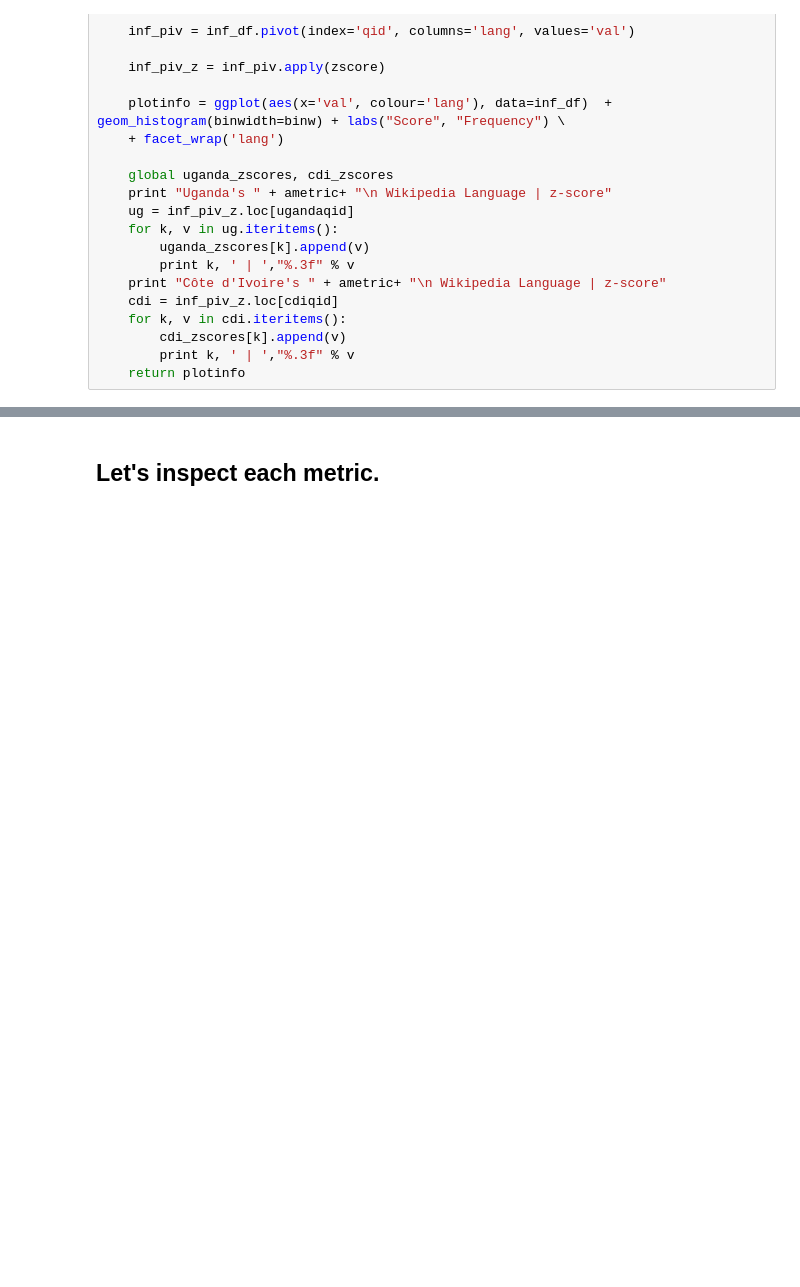
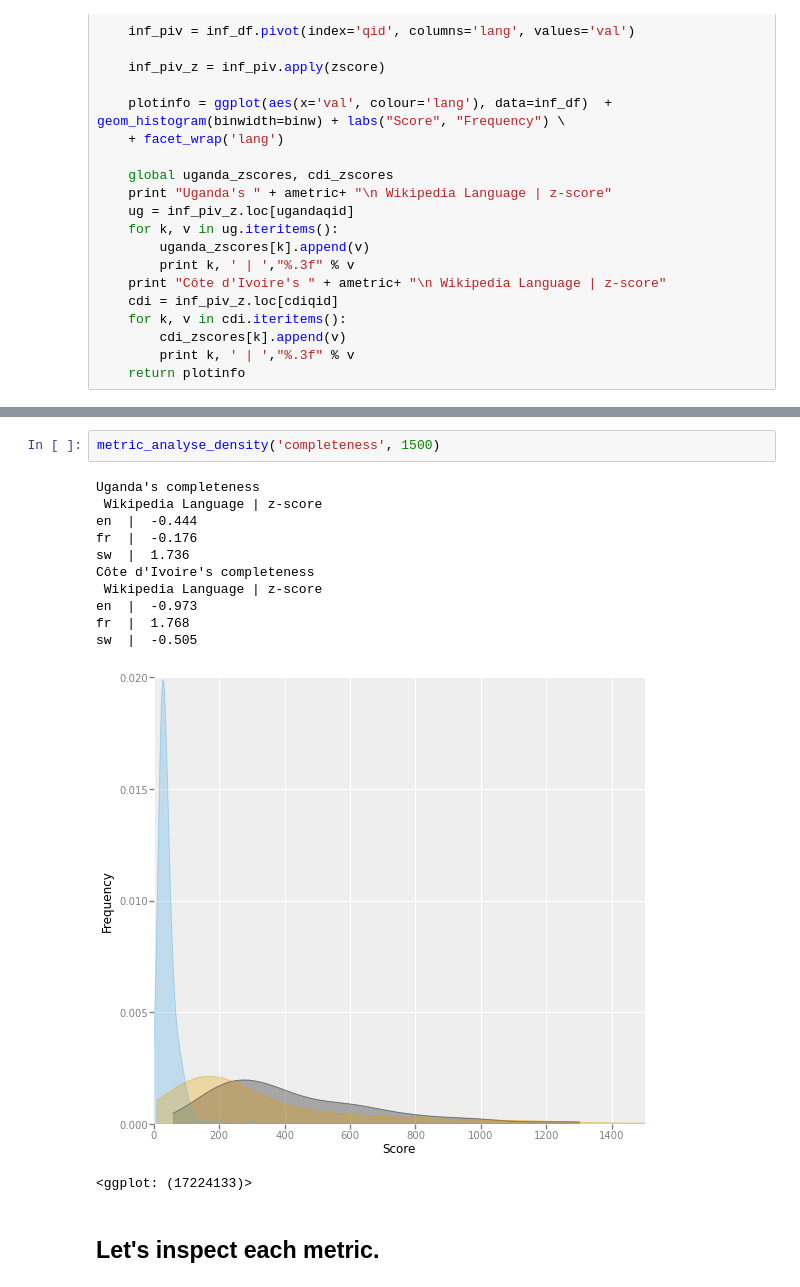
Before and after one commit to notconfusing/kumusha_takes_wiki, a Jupyter notebook: ActionableMetrics.ipynb, the cells around one changed output, grey strips where cells are left out. Saved outputs shown, nothing was run; the diff lists cells and outputs as text; blank space fills up the shorter version.

```diff
--- a/ActionableMetrics.ipynb
+++ b/ActionableMetrics.ipynb
@@ -325,3 +375,18 @@ def metric_analyse(ametric, binw):
+# %%
+metric_analyse_density('completeness', 1500)
+# %% [output]
+Uganda's completeness
+ Wikipedia Language | z-score
+en  |  -0.444
+fr  |  -0.176
+sw  |  1.736
+Côte d'Ivoire's completeness
+ Wikipedia Language | z-score
+en  |  -0.973
+fr  |  1.768
+sw  |  -0.505
+[figure, added]
+<ggplot: (17224133)>
 # %% [markdown]
 ## Let's inspect each metric.
 # %% [markdown]
```
Also changed, not shown: parts of 46 cells of this notebook.
